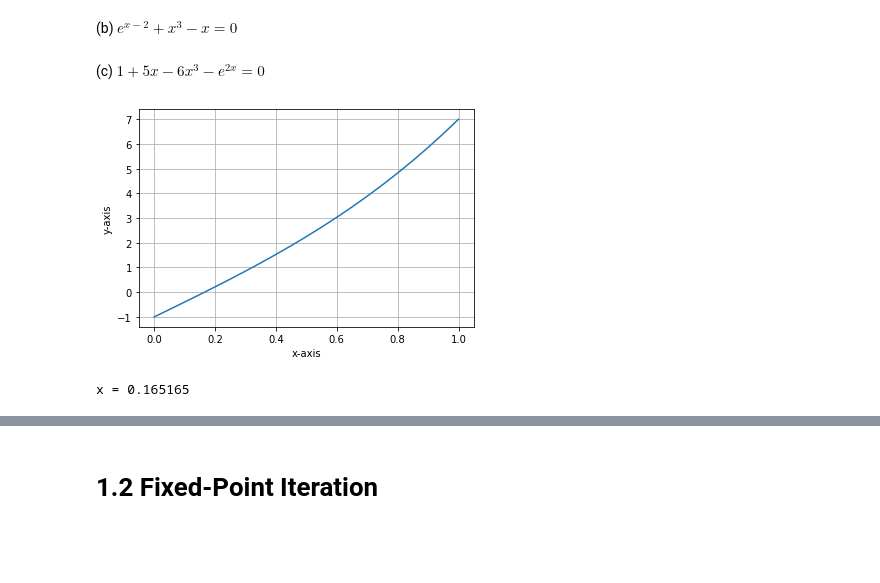
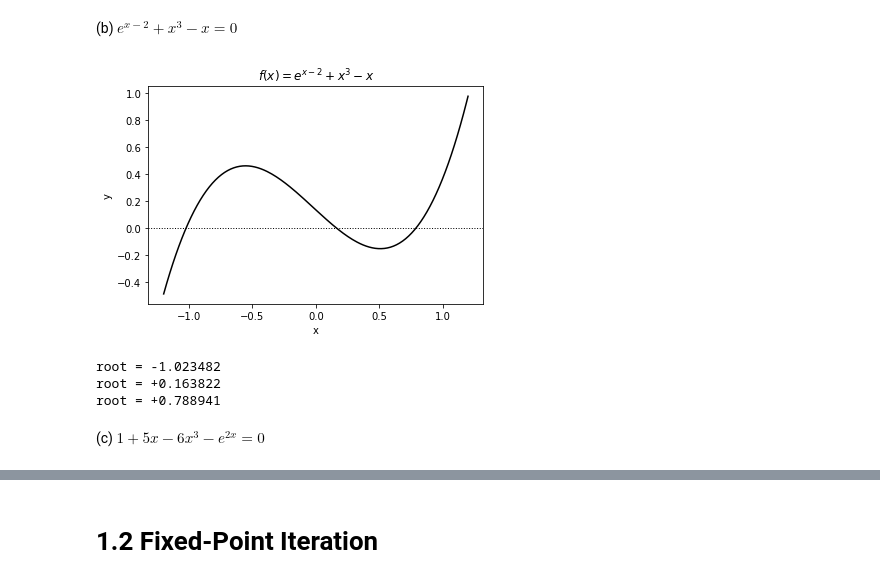
Before and after one commit to Jim00000/Numerical-Analysis, a Jupyter notebook: 1_Solving_Equations.ipynb, the cells around one changed output, grey strips where cells are left out. Drawn from its saved outputs; the diff is of its cells as text; code cells hidden in the pictures; blank space fills up the shorter version.

```diff
--- a/1_Solving_Equations.ipynb
+++ b/1_Solving_Equations.ipynb
@@ -159,4 +169,18 @@ plt.show()
 # %% [markdown]
 (b) $e^{x-2} + x^3 - x = 0$
+# %%
+f = lambda x : np.exp(x - 2) + np.power(x, 3) - x
+xpts = np.linspace(-1.2, 1.2, 201)
+ypts = f(xpts)
+
+myplot(xpts, ypts, '$f(x) = e^{x - 2} + x^3 - x$')
+print('root = {:>+.6f}'.format(scipy.optimize.bisect(f, -1.5, -0.5)))
+print('root = {:>+.6f}'.format(scipy.optimize.bisect(f, -0.5, 0.5)))
+print('root = {:>+.6f}'.format(scipy.optimize.bisect(f, 0.5, 1.0)))
+# %% [output]
+[figure, added]
+root = -1.023482
+root = +0.163822
+root = +0.788941
 # %% [markdown]
 (c) $1 + 5x - 6x^3 - e^{2x} = 0$
@@ -169,15 +186,0 @@ def generate_points(f,xs):
-# %%
-fa = lambda x : 2 * math.pow(x,3) + 6 * x - 1
-xs = np.linspace(0,1,21)
-ys = generate_points(fa,xs)
-plt.plot(xs,ys)
-plt.xlabel('x-axis')
-plt.ylabel('y-axis')
-plt.grid(True)
-plt.show()
-
-fa_xc = bisect(fa,0,1,1e-7)
-print('x =',round(fa_xc,6))
-# %% [output]
-[figure, removed]
-x = 0.165165
```
Also changed, not shown: parts of 34 cells of this notebook.
